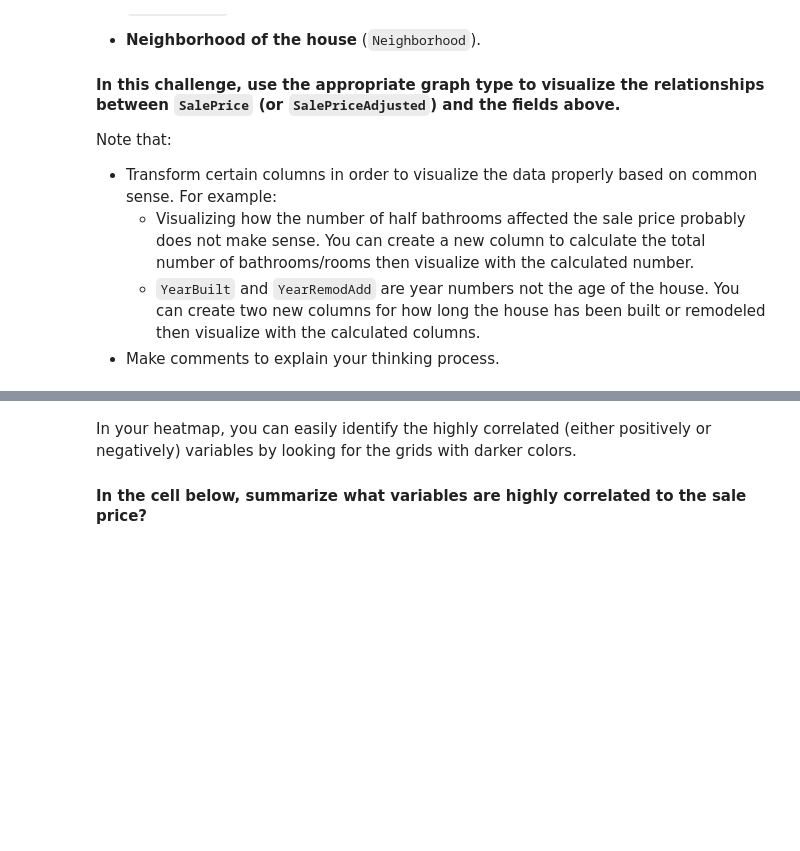
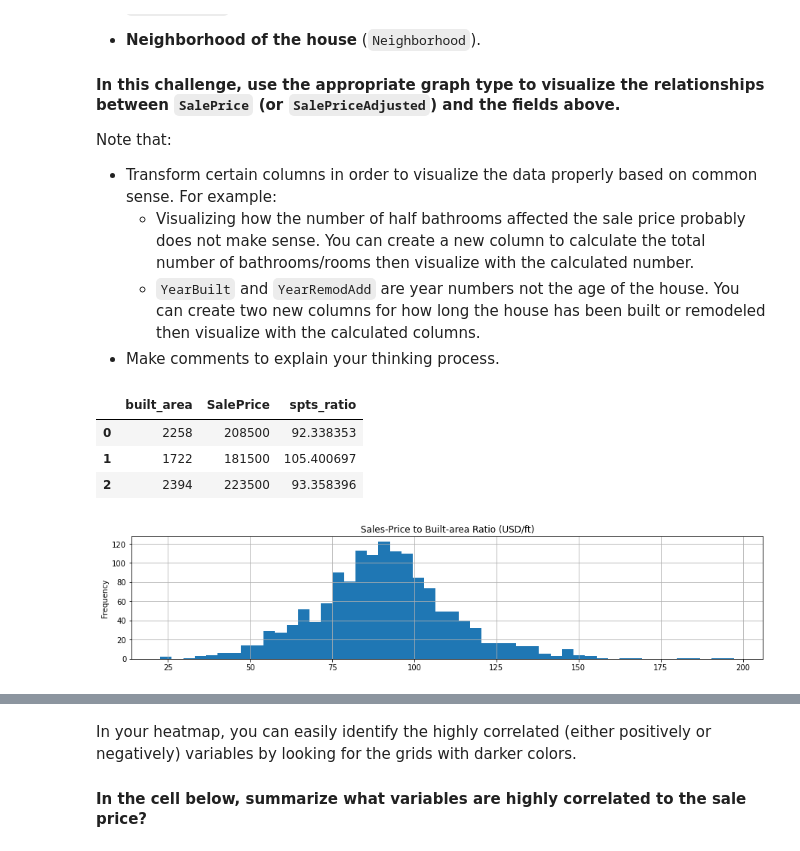
Before and after one commit to rihp/datamad0320, a Jupyter notebook: module-2/lab-storytelling-data-visualization/your-code/main.ipynb, the cells around one changed output, grey strips where cells are left out. Cells and saved outputs as stored; diff of their text form; code cells hidden in the pictures; blank space fills up the shorter version.

```diff
--- a/module-2/lab-storytelling-data-visualization/your-code/main.ipynb
+++ b/module-2/lab-storytelling-data-visualization/your-code/main.ipynb
@@ -161,0 +159,19 @@ Note that:
+# %%
+# Calculate the total size of the
+df['built_area'] = df.GrLivArea + df.GarageArea
+
+# Whats the SalePrice to Total Size Ratio?
+df['spts_ratio'] = df.SalePrice/ df.built_area
+
+fig,ax= plt.subplots(1, figsize=(15,3))
+df.spts_ratio.hist( bins=50)
+ax.set_ylabel('Frequency')
+ax.set_title('Sales-Price to Built-area Ratio (USD/ft)')
+
+df[['built_area', 'SalePrice', 'spts_ratio']].head(3)
+# %% [output]
+|  | built_area | SalePrice | spts_ratio |
+| 0 | 2258 | 208500 | 92.338353 |
+| 1 | 1722 | 181500 | 105.400697 |
+| 2 | 2394 | 223500 | 93.358396 |
+[figure, added]
```
Also changed, not shown: parts of 19 cells of this notebook.
